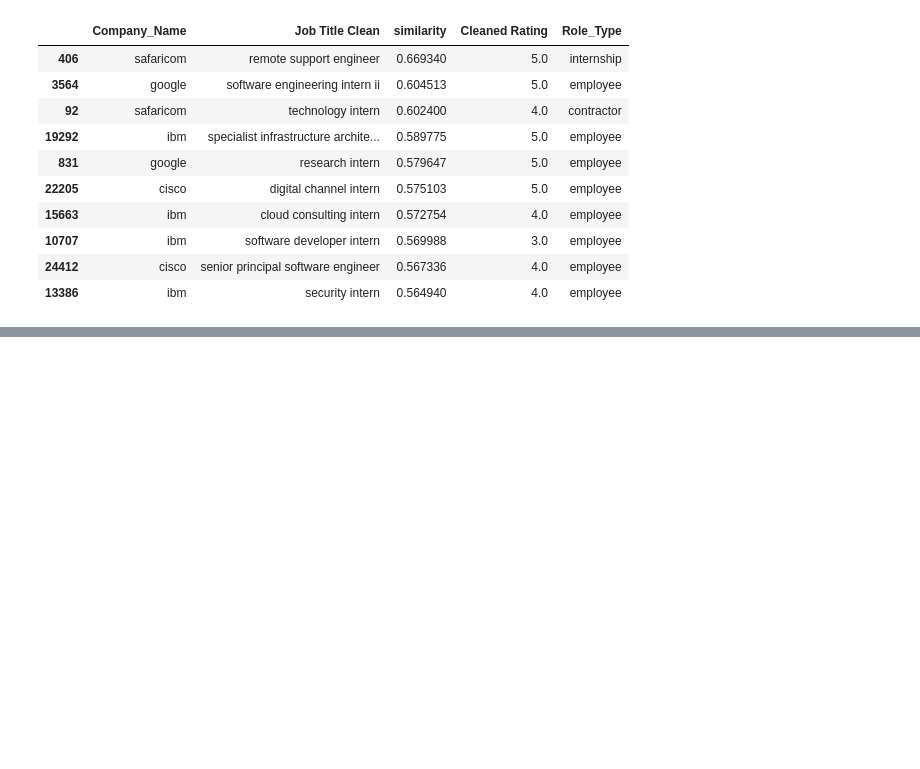
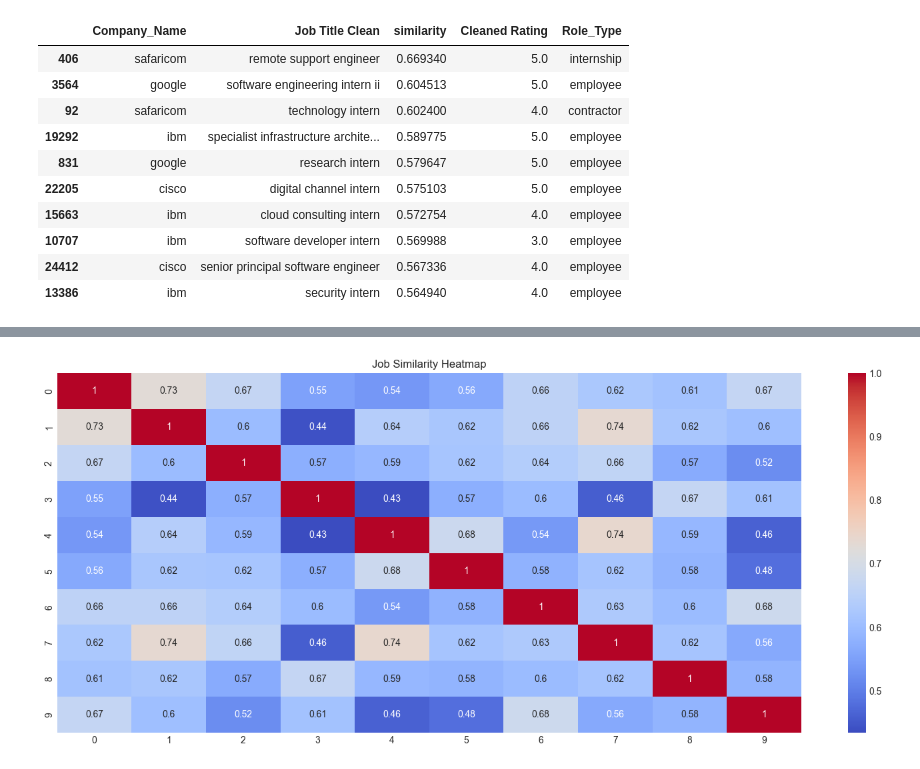
Before and after one commit to Brian342/mergeDataset, a Jupyter notebook: Reviews Project.ipynb, the cells around one changed output, grey strips where cells are left out. Cells and saved outputs as stored; diff of their text form; code cells hidden in the pictures; blank space fills up the shorter version.

```diff
--- a/Reviews Project.ipynb
+++ b/Reviews Project.ipynb
@@ -391,0 +451,11 @@ data2_cleaned['y'] = job_embeddings_2d[:, 1]
+# %%
+# Pick top 10 similar jobs and compare their text similarity
+similar_jobs = top_matches['combined_text'].head(10).tolist()
+sim_matrix = cosine_similarity(model.encode(similar_jobs))
+
+plt.figure(figsize=(18,7))
+sns.heatmap(sim_matrix, cmap='coolwarm', annot=True)
+plt.title('Job Similarity Heatmap')
+plt.show()
+# %% [output]
+[figure, added]
```
Also changed, not shown: parts of 5 cells of this notebook.
